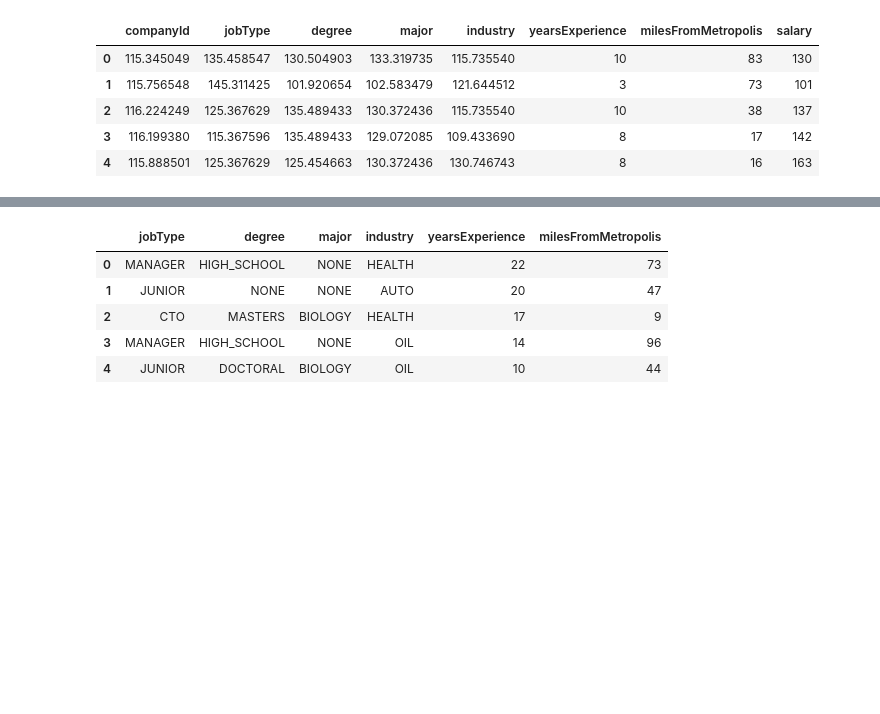
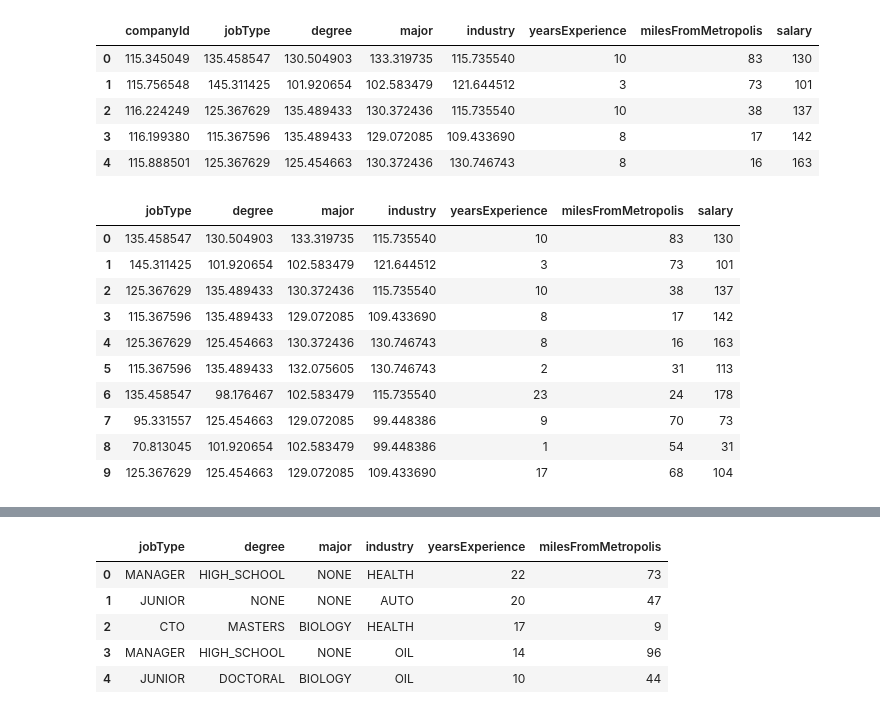
Before and after one commit to moni2096/Salary-prediction-through-job-descriptions, a Jupyter notebook: 1_Define_EDA.ipynb, the cells around one changed output, grey strips where cells are left out. Cells and saved outputs as stored; diff of their text form; code cells hidden in the pictures; blank space fills up the shorter version.

```diff
--- a/1_Define_EDA.ipynb
+++ b/1_Define_EDA.ipynb
@@ -475,6 +475,20 @@ train_df.head()
 | 4 | 115.888501 | 125.367629 | 125.454663 | 130.372436 | 130.746743 | 8 | 16 | 163 |
 # %%
 train_df = train_df.drop('companyId', axis = 1)
+# %%
+train_df.head(10)
+# %% [output]
+|  | jobType | degree | major | industry | yearsExperience | milesFromMetropolis | salary |
+| 0 | 135.458547 | 130.504903 | 133.319735 | 115.735540 | 10 | 83 | 130 |
+| 1 | 145.311425 | 101.920654 | 102.583479 | 121.644512 | 3 | 73 | 101 |
+| 2 | 125.367629 | 135.489433 | 130.372436 | 115.735540 | 10 | 38 | 137 |
+| 3 | 115.367596 | 135.489433 | 129.072085 | 109.433690 | 8 | 17 | 142 |
+| 4 | 125.367629 | 125.454663 | 130.372436 | 130.746743 | 8 | 16 | 163 |
+| 5 | 115.367596 | 135.489433 | 132.075605 | 130.746743 | 2 | 31 | 113 |
+| 6 | 135.458547 | 98.176467 | 102.583479 | 115.735540 | 23 | 24 | 178 |
+| 7 | 95.331557 | 125.454663 | 129.072085 | 99.448386 | 9 | 70 | 73 |
+| 8 | 70.813045 | 101.920654 | 102.583479 | 99.448386 | 1 | 54 | 31 |
+| 9 | 125.367629 | 125.454663 | 129.072085 | 109.433690 | 17 | 68 | 104 |
 # %%
 test_features_df.head()
 # %% [output]
```
Also changed, not shown: parts of 15 cells of this notebook, 2 other files.
